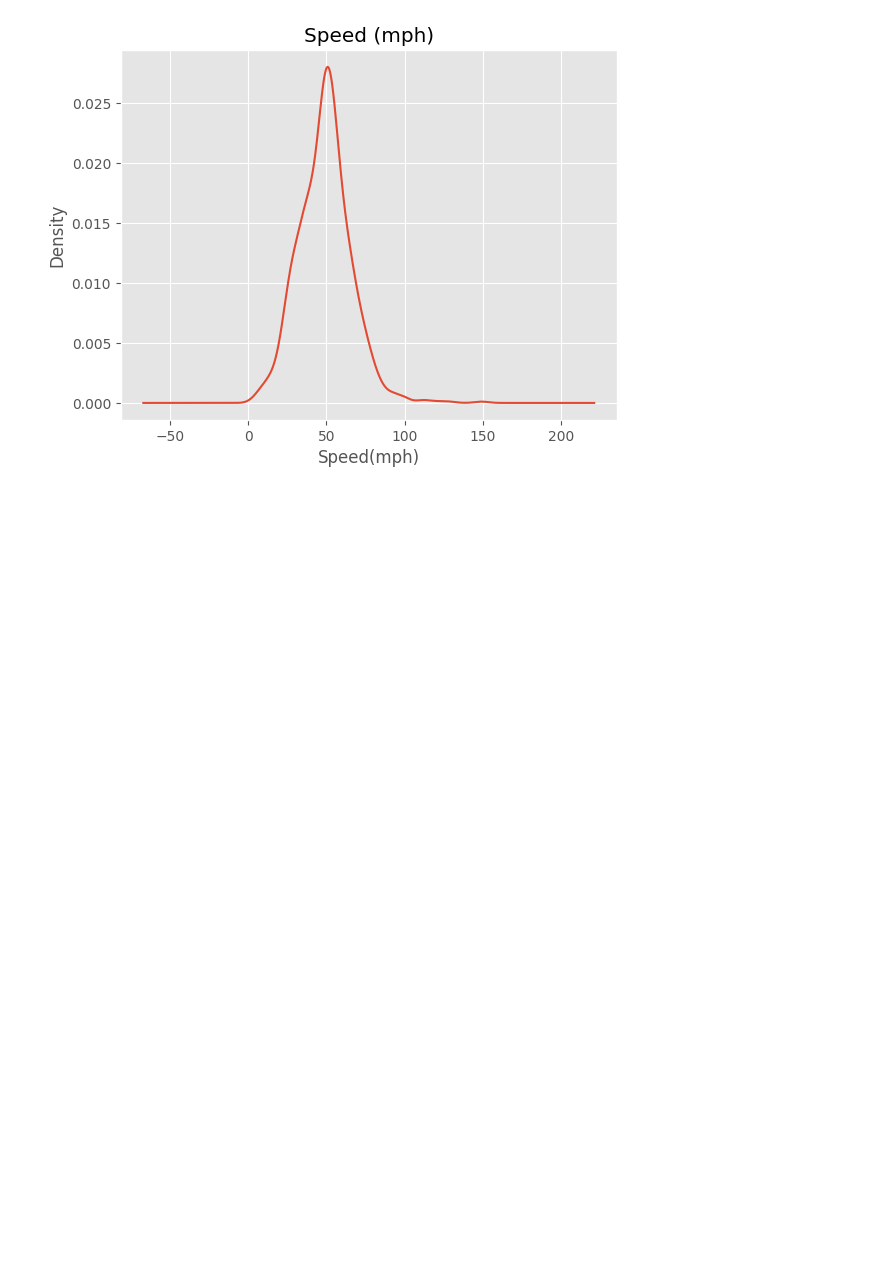
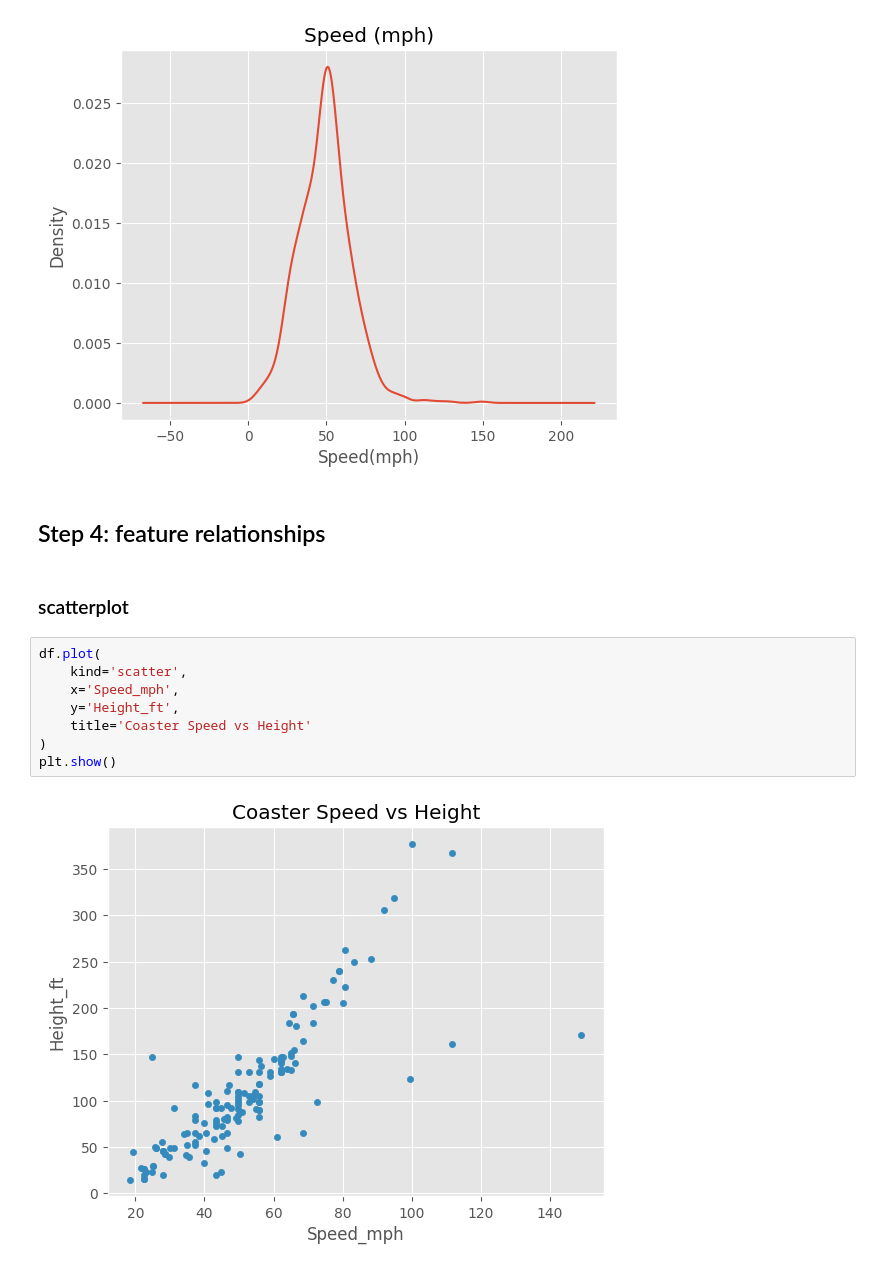
Before and after one commit to atrox3d/rob-mullas-exploratory-data-analysis, a Jupyter notebook: exploratory-data-analysis.ipynb, the cells around one changed output. Cells and saved outputs as stored; diff of their text form; blank space fills up the shorter version.

Commit message:
Step 4: feature relationships

```diff
--- a/exploratory-data-analysis.ipynb
+++ b/exploratory-data-analysis.ipynb
@@ -454,3 +454,17 @@ ax.set_xlabel('Speed(mph)')
 # %% [output]
 Text(0.5, 0, 'Speed(mph)')
 [figure]
+# %% [markdown]
+## Step 4: feature relationships
+# %% [markdown]
+### scatterplot
+# %%
+df.plot(
+    kind='scatter',
+    x='Speed_mph',
+    y='Height_ft',
+    title='Coaster Speed vs Height'
+)
+plt.show()
+# %% [output]
+[figure, added]
```
Also changed, not shown: parts of 7 cells of this notebook.
